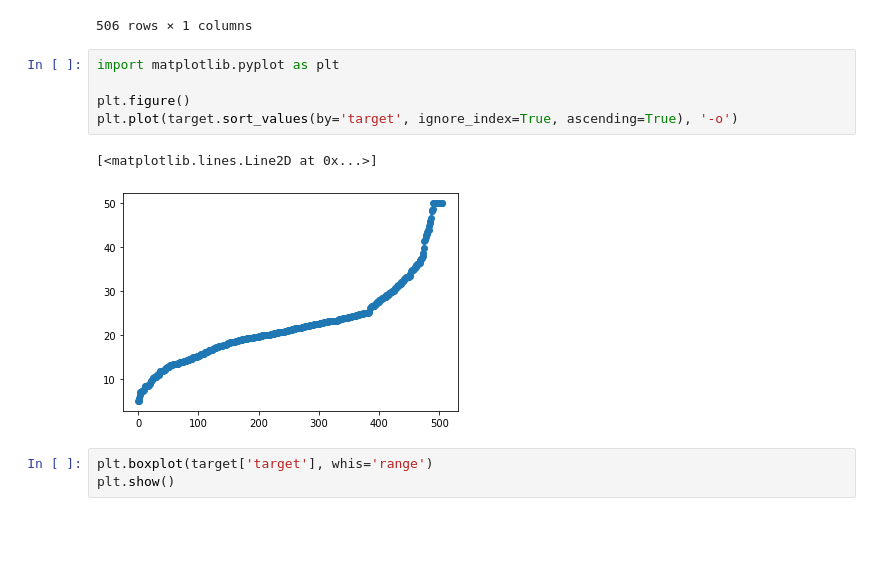
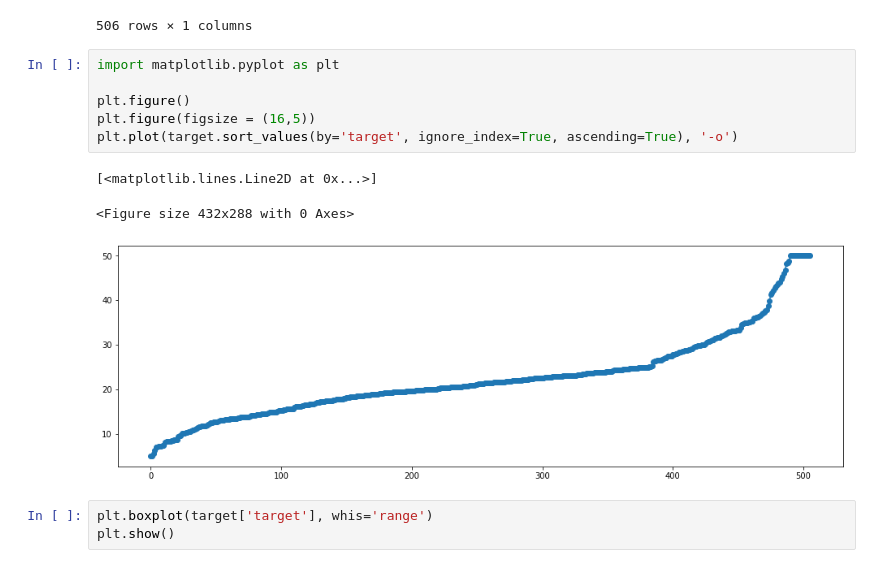
Before and after one commit to Karlmusingo/MLAcademy, a Jupyter notebook: boston-dataset.ipynb, the cells around one changed output. Drawn from its saved outputs; the diff is of its cells as text; blank space fills up the shorter version.

```diff
--- a/boston-dataset.ipynb
+++ b/boston-dataset.ipynb
@@ -56,11 +56,13 @@ target
 # %%
 import matplotlib.pyplot as plt
 
 plt.figure()
+plt.figure(figsize = (16,5))
 plt.plot(target.sort_values(by='target', ignore_index=True, ascending=True), '-o')
 # %% [output]
 [<matplotlib.lines.Line2D at 0x...>]
+<Figure size 432x288 with 0 Axes>
-[figure, old version]
+[figure, new version]
 # %%
 plt.boxplot(target['target'], whis='range')
 plt.show()
```
Also changed, not shown: parts of 24 cells of this notebook, 1 other file.
